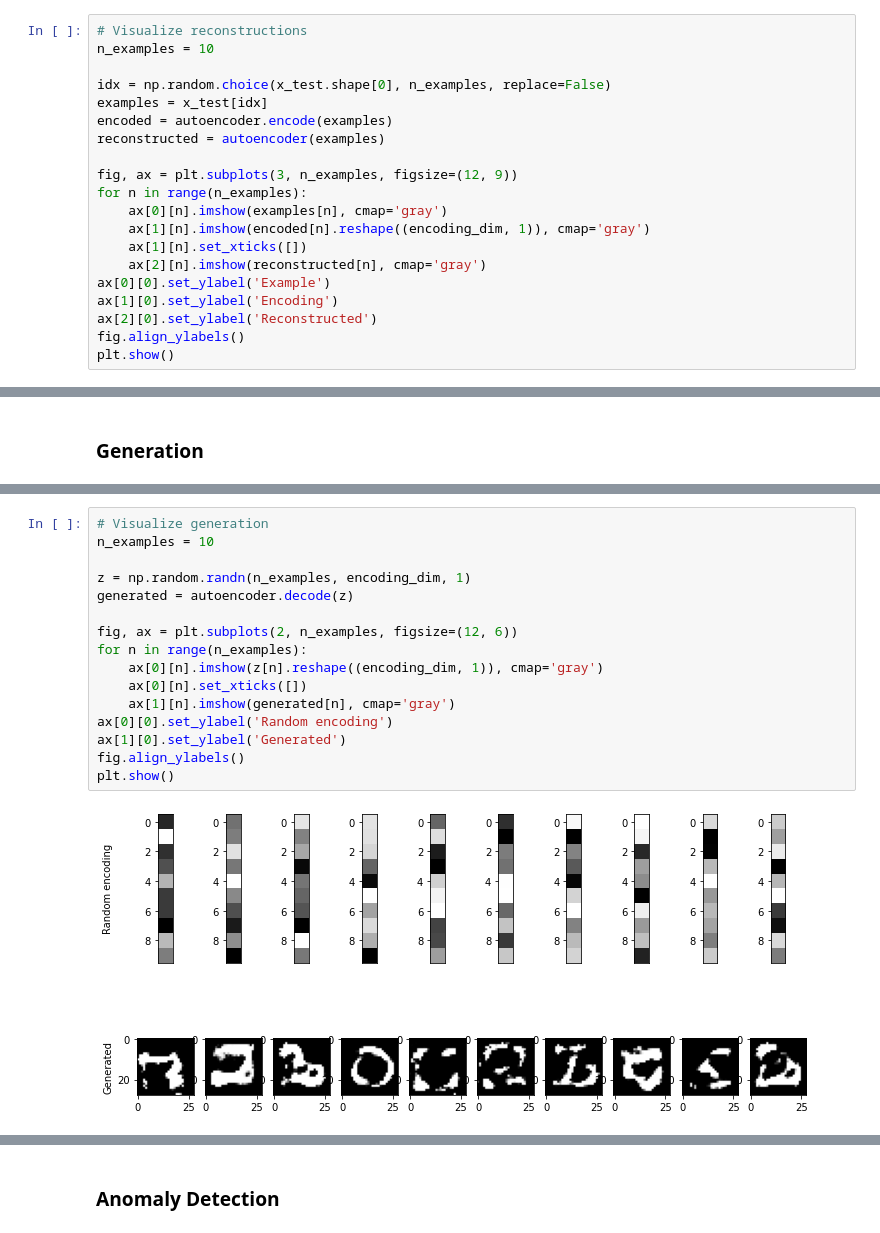
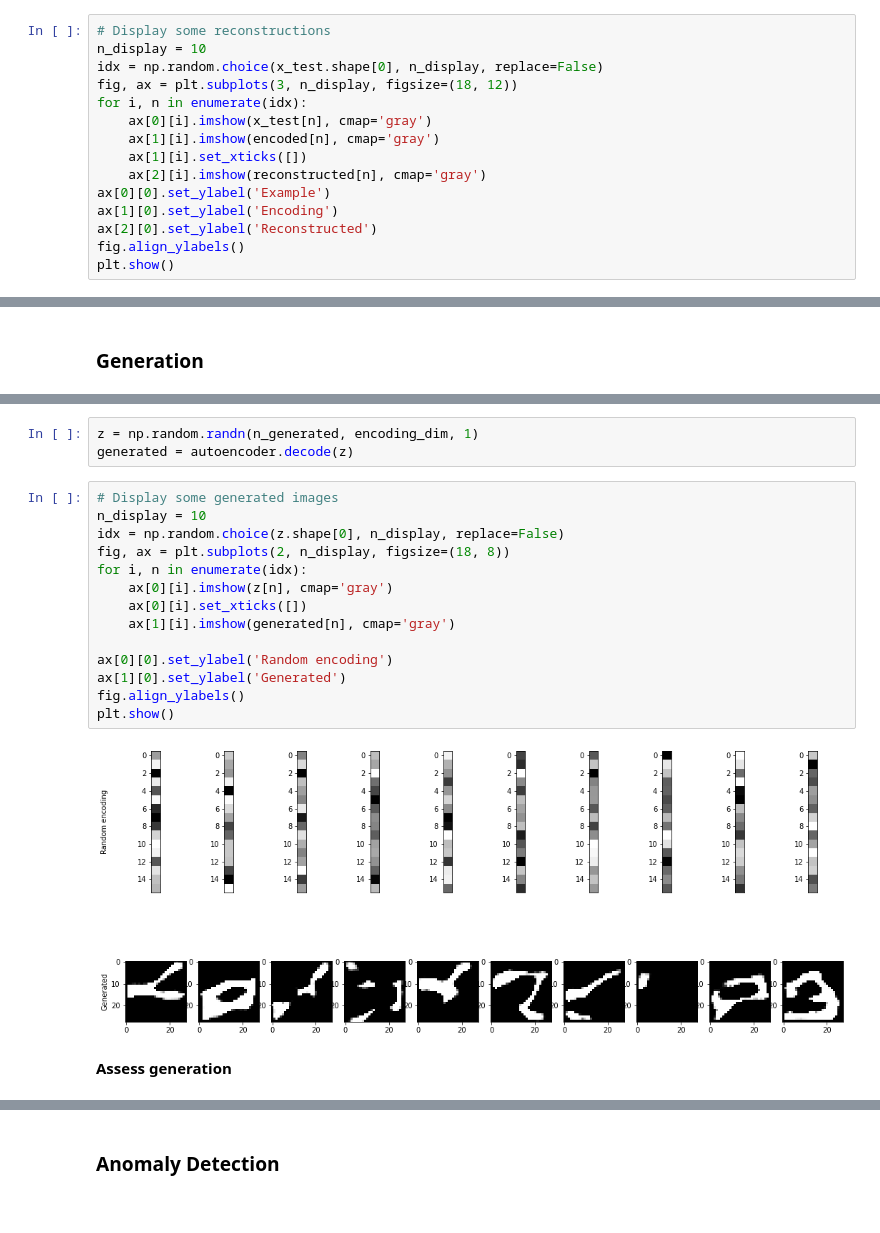
Before and after one commit to fredrvaa/Variational-Autoencoder, a Jupyter notebook: autoencoder.ipynb, the cells around one changed output, grey strips where cells are left out. Cells and saved outputs as stored; diff of their text form.

```diff
--- a/autoencoder.ipynb
+++ b/autoencoder.ipynb
@@ -71,18 +104,13 @@ Accuracy: 89.66%
 # %%
-# Visualize reconstructions
-n_examples = 10
-
-idx = np.random.choice(x_test.shape[0], n_examples, replace=False)
-examples = x_test[idx]
-encoded = autoencoder.encode(examples)
-reconstructed = autoencoder(examples)
-
-fig, ax = plt.subplots(3, n_examples, figsize=(12, 9))
-for n in range(n_examples):
-    ax[0][n].imshow(examples[n], cmap='gray')
-    ax[1][n].imshow(encoded[n].reshape((encoding_dim, 1)), cmap='gray')
-    ax[1][n].set_xticks([])
-    ax[2][n].imshow(reconstructed[n], cmap='gray')
+# Display some reconstructions
+n_display = 10
+idx = np.random.choice(x_test.shape[0], n_display, replace=False)
+fig, ax = plt.subplots(3, n_display, figsize=(18, 12))
+for i, n in enumerate(idx):
+    ax[0][i].imshow(x_test[n], cmap='gray')
+    ax[1][i].imshow(encoded[n], cmap='gray')
+    ax[1][i].set_xticks([])
+    ax[2][i].imshow(reconstructed[n], cmap='gray')
 ax[0][0].set_ylabel('Example')
 ax[1][0].set_ylabel('Encoding')
 ax[2][0].set_ylabel('Reconstructed')
@@ -95,18 +138,21 @@ plt.show()
+# %%
+z = np.random.randn(n_generated, encoding_dim, 1)
+generated = autoencoder.decode(z)
 # %%
-# Visualize generation
-n_examples = 10
+# Display some generated images
+n_display = 10
+idx = np.random.choice(z.shape[0], n_display, replace=False)
+fig, ax = plt.subplots(2, n_display, figsize=(18, 8))
+for i, n in enumerate(idx):
+    ax[0][i].imshow(z[n], cmap='gray')
+    ax[0][i].set_xticks([])
+    ax[1][i].imshow(generated[n], cmap='gray')
 
-z = np.random.randn(n_examples, encoding_dim, 1)
-generated = autoencoder.decode(z)
-
-fig, ax = plt.subplots(2, n_examples, figsize=(12, 6))
-for n in range(n_examples):
-    ax[0][n].imshow(z[n].reshape((encoding_dim, 1)), cmap='gray')
-    ax[0][n].set_xticks([])
-    ax[1][n].imshow(generated[n], cmap='gray')
 ax[0][0].set_ylabel('Random encoding')
 ax[1][0].set_ylabel('Generated')
 fig.align_ylabels()
 plt.show()
 # %% [output]
-[figure, old version]
+[figure, new version]
+# %% [markdown]
+**Assess generation**
```
Also changed, not shown: parts of 41 cells of this notebook, 2 other files.
